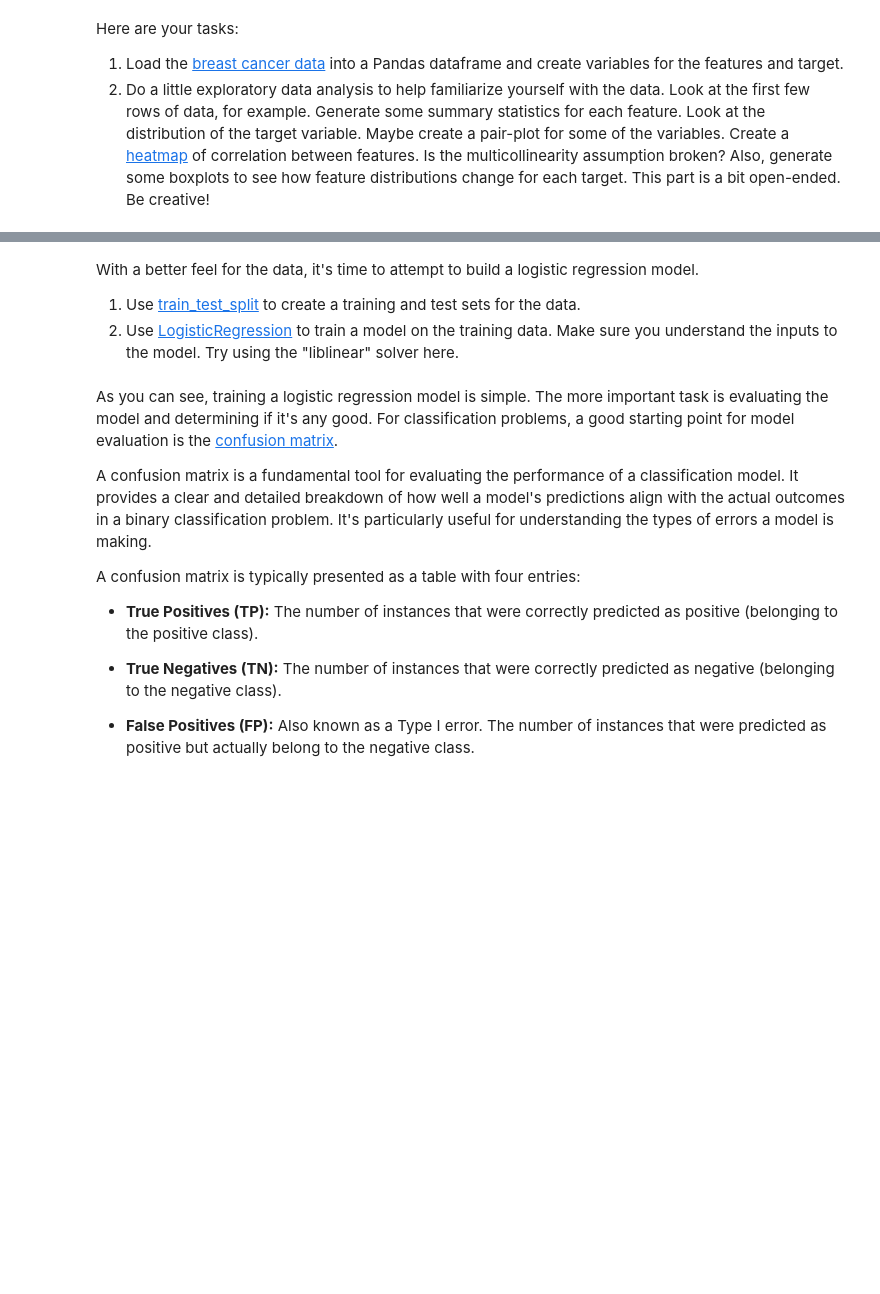
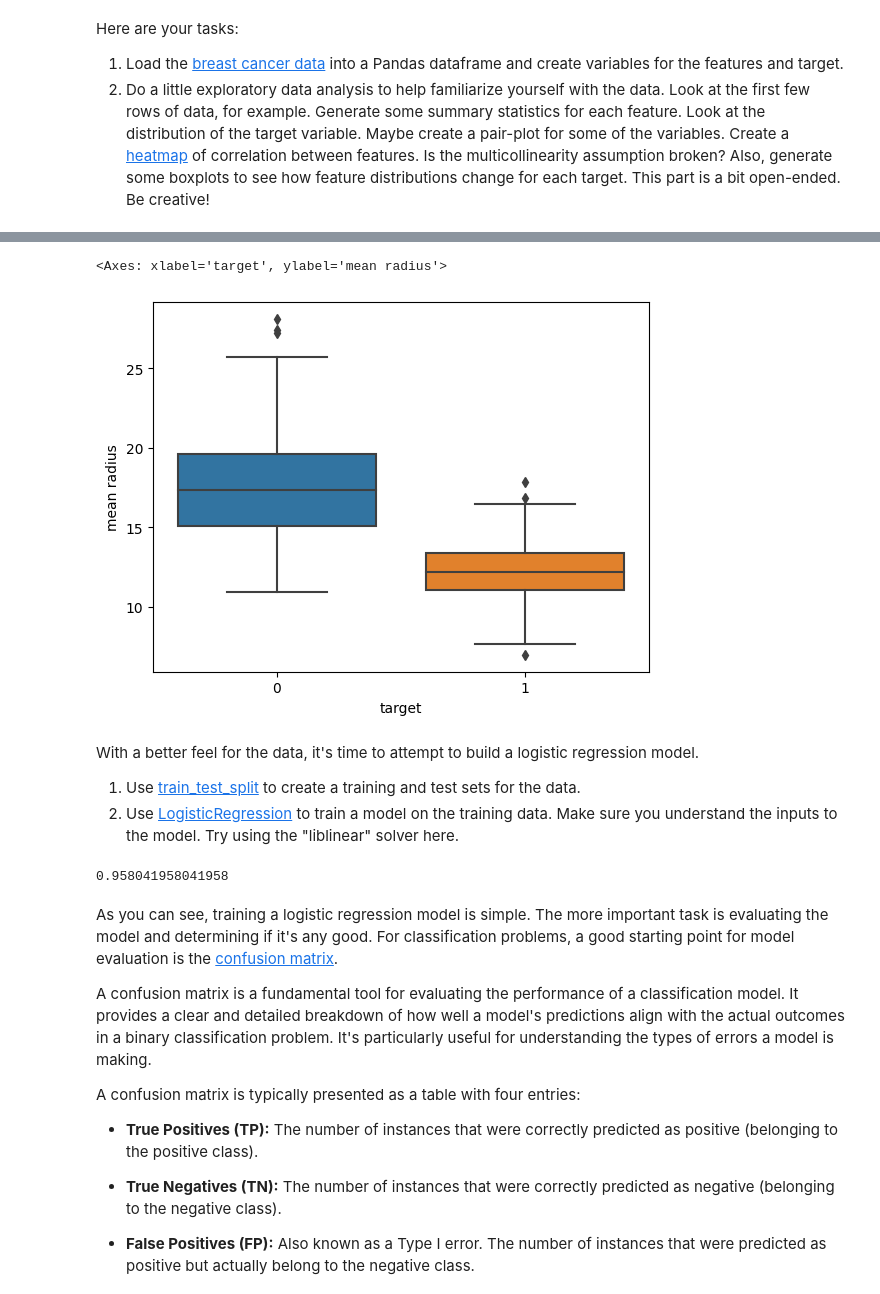
Before and after one commit to psykano/MLbootcamp, a Jupyter notebook: Student_MLE_MiniProject_Logistic_Regression.ipynb, the cells around one changed output, grey strips where cells are left out. Cells and saved outputs as stored; diff of their text form; code cells hidden in the pictures; blank space fills up the shorter version.

Commit message:
Update logistic regression

```diff
--- a/Student_MLE_MiniProject_Logistic_Regression.ipynb
+++ b/Student_MLE_MiniProject_Logistic_Regression.ipynb
@@ -75,5 +114,9 @@ Here are your tasks:
 # %%
 # Create a boxplot for mean radius by target type
+sns.boxplot(y='mean radius', x='target', data=df)
+# %% [output]
+<Axes: xlabel='target', ylabel='mean radius'>
+[figure, added]
 # %% [markdown]
 With a better feel for the data, it's time to attempt to build a logistic regression model.
 
@@ -86,3 +128,15 @@ With a better feel for the data, it's time to attempt to build a logistic regres
+# %%
+# Build and train logistic regression model
+
+# Create a pipeline
+pipe = Pipeline([('scaler', StandardScaler()), ('logistic', LogisticRegression(solver='liblinear'))])
+pipe.fit(X_train, y_train)
+
+# Get Model Performance
+score = pipe.score(X_test, y_test)
+print(score)
+# %% [output]
+0.958041958041958
 # %% [markdown]
 As you can see, training a logistic regression model is simple. The more important task is evaluating the model and determining if it's any good. For classification problems, a good starting point for model evaluation is the [confusion matrix](https://scikit-learn.org/stable/modules/generated/sklearn.metrics.confusion_matrix.html).
 
```
Also changed, not shown: parts of 14 cells of this notebook.
